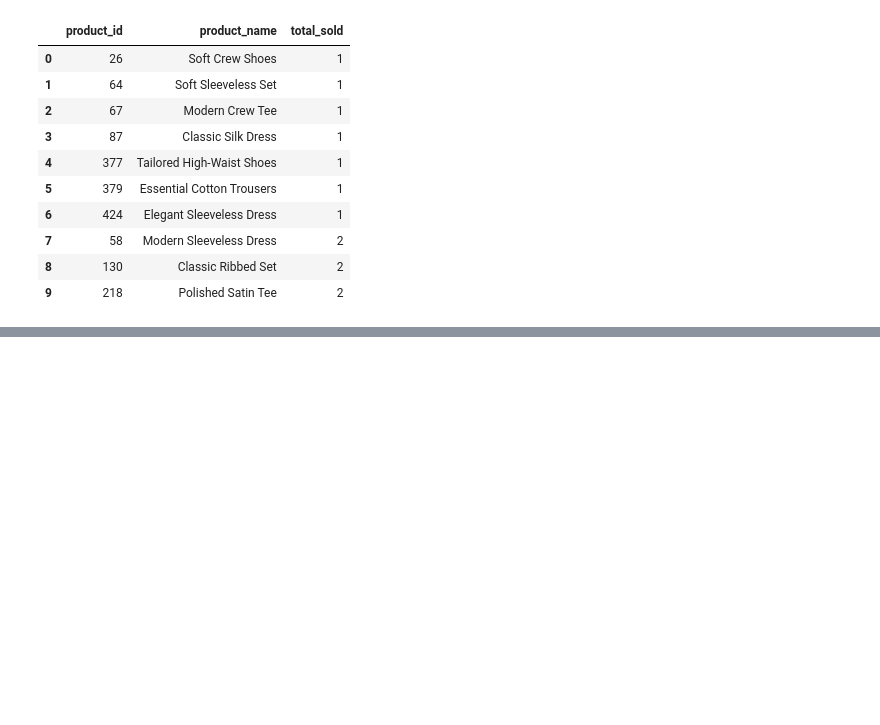
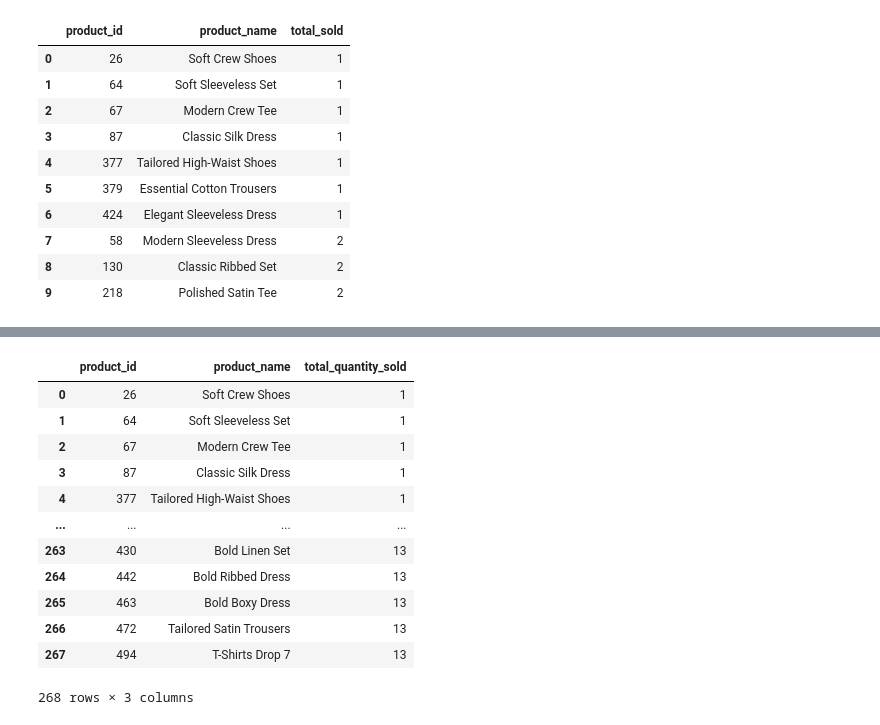
Before and after one commit to joycemsm/fashion-store-analysis, a Jupyter notebook: sales_analysis_queries_SQL.ipynb, the cells around one changed output, grey strips where cells are left out. Saved outputs shown, nothing was run; the diff lists cells and outputs as text; code cells hidden in the pictures; blank space fills up the shorter version.

```diff
--- a/sales_analysis_queries_SQL.ipynb
+++ b/sales_analysis_queries_SQL.ipynb
@@ -90,0 +84,35 @@ result
+# %%
+query = """
+WITH sales_product AS (
+	SELECT
+	products.product_id,
+    products.product_name,
+    SUM(sales_items.quantity) AS total_quantity_sold
+FROM sales_items
+JOIN products ON sales_items.product_id = products.product_id
+GROUP BY products.product_id, products.product_name
+)
+SELECT *
+FROM sales_product
+WHERE total_quantity_sold < (
+	SELECT AVG(total_quantity_sold)
+    FROM sales_product
+)
+ORDER BY total_quantity_sold ASC;
+"""
+result = pysqldf(query)
+result
+# %% [output]
+|  | product_id | product_name | total_quantity_sold |
+| 0 | 26 | Soft Crew Shoes | 1 |
+| 1 | 64 | Soft Sleeveless Set | 1 |
+| 2 | 67 | Modern Crew Tee | 1 |
+| 3 | 87 | Classic Silk Dress | 1 |
+| 4 | 377 | Tailored High-Waist Shoes | 1 |
+| ... | ... | ... | ... |
+| 263 | 430 | Bold Linen Set | 13 |
+| 264 | 442 | Bold Ribbed Dress | 13 |
+| 265 | 463 | Bold Boxy Dress | 13 |
+| 266 | 472 | Tailored Satin Trousers | 13 |
+| 267 | 494 | T-Shirts Drop 7 | 13 |
+268 rows × 3 columns
```
Also changed, not shown: parts of 14 cells of this notebook.
